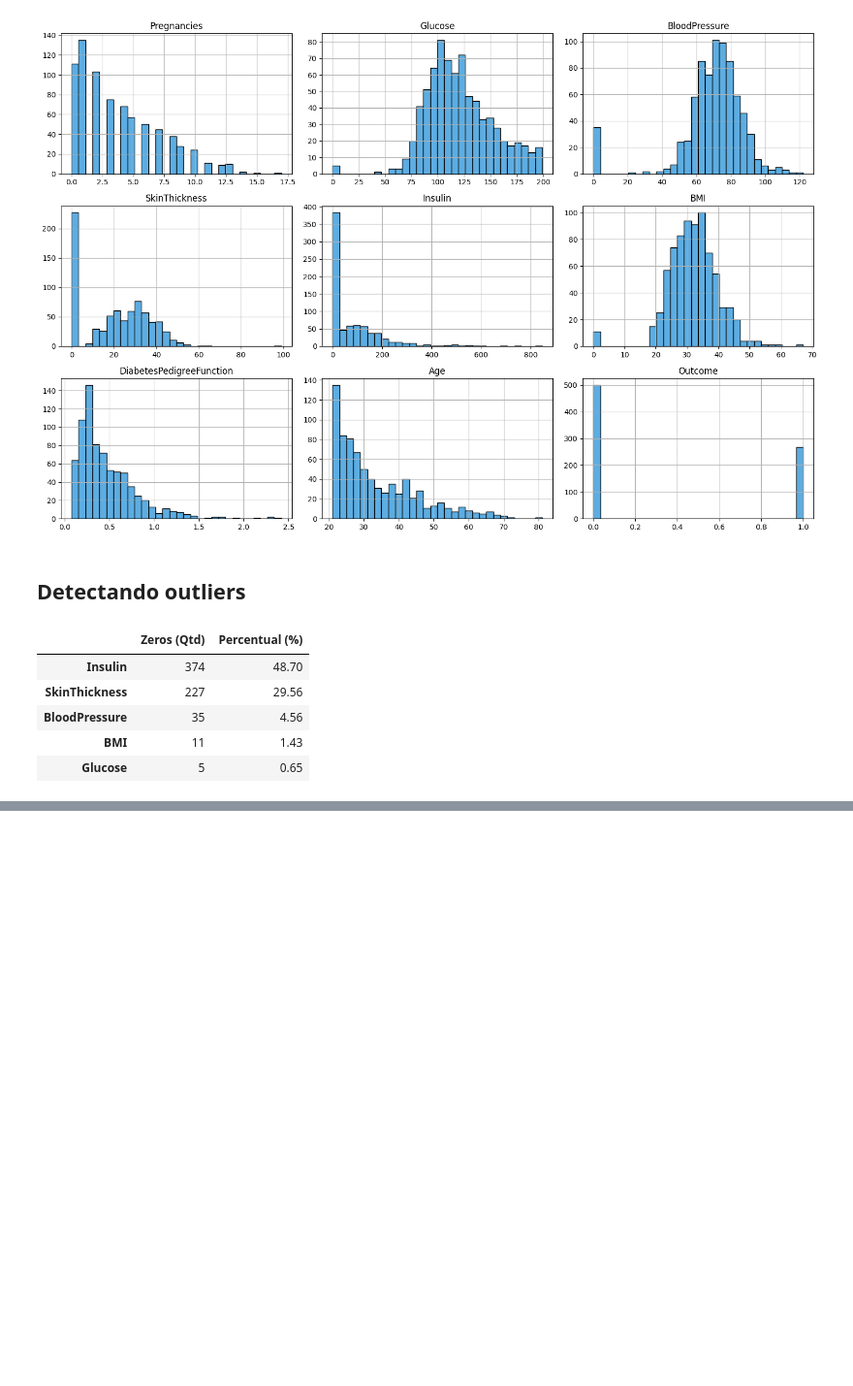
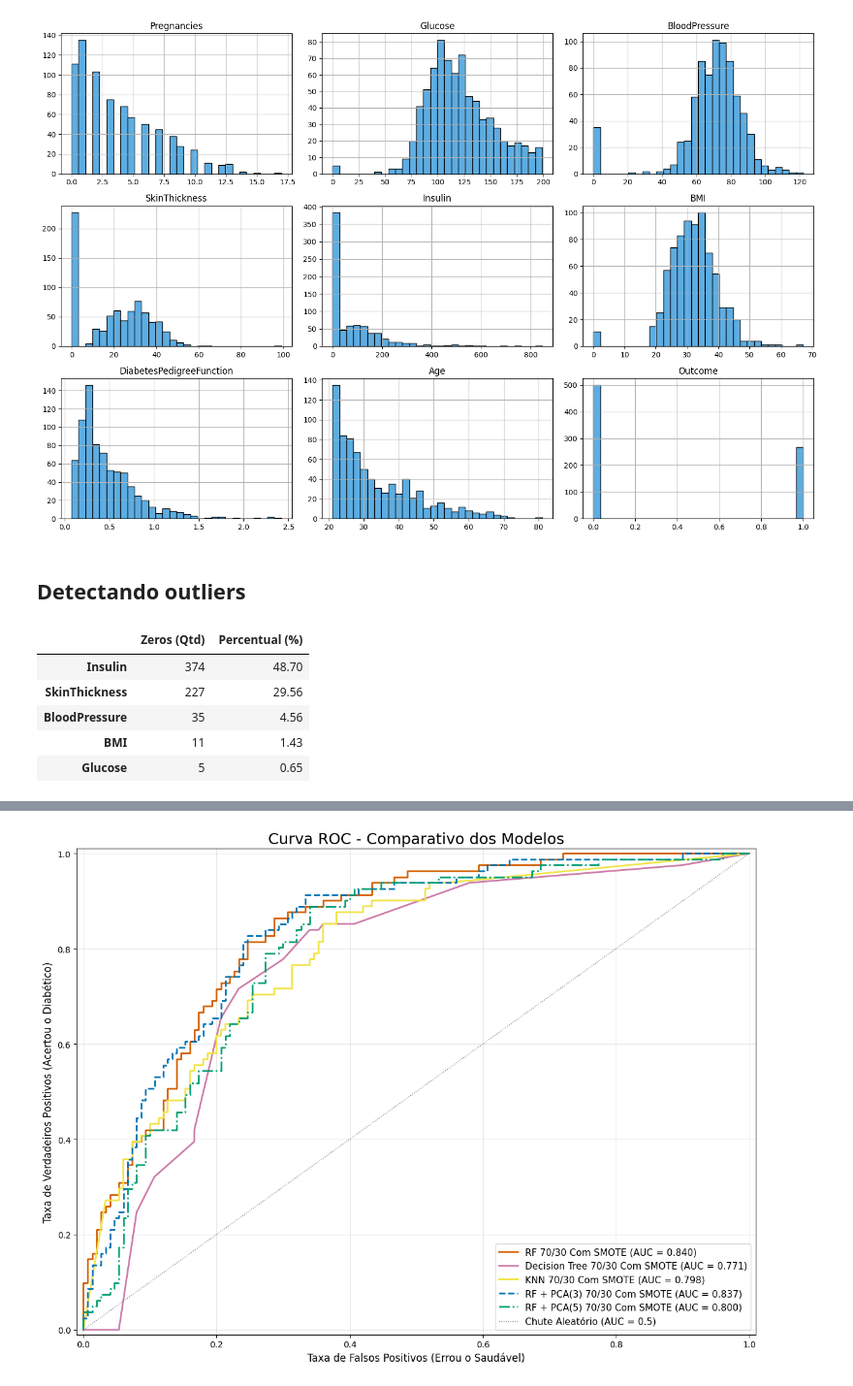
Before and after one commit to mvgv/techchallenge1, a Jupyter notebook: diabetes-eda/diabetes_eda.ipynb, the cells around one changed output, grey strips where cells are left out. Shown at 97% size. Drawn from its saved outputs; the diff is of its cells as text; code cells hidden in the pictures; blank space fills up the shorter version.

```diff
--- a/diabetes-eda/diabetes_eda.ipynb
+++ b/diabetes-eda/diabetes_eda.ipynb
@@ -377,17 +292,17 @@ weighted avg       0.76      0.73      0.74       231
 
 -------------------------------------------------------
 # %%
-from sklearn.neighbors import KNeighborsClassifier
-from sklearn.preprocessing import StandardScaler
-scaler = StandardScaler()
-# Treina o padronizador e já aplica na base de treino
-X_train_70_knn = scaler.fit_transform(X_train_70_smote)
-# Apenas aplica (sem treinar) na base de teste para evitar vazamento
-X_test_30_knn = scaler.transform(X_test_30)
-# Instanciando o KNN pedindo para olhar os 5 vizinhos mais próximos
+# ========================================================
+# KNN - 70/30 Com SMOTE (com padronização)
+# ========================================================
+scaler_knn = StandardScaler()
+X_train_70_knn = scaler_knn.fit_transform(X_train_70_smote)
+X_test_30_knn = scaler_knn.transform(X_test_30)
+
 knn_model = KNeighborsClassifier(n_neighbors=5, weights='distance')
 knn_model.fit(X_train_70_knn, y_train_70_smote)
 y_pred_knn = knn_model.predict(X_test_30_knn)
-print("🏘️ RELATÓRIO: KNN NORMALIZADO (70/30 Com SMOTE)")
+
+print("KNN NORMALIZADO (70/30 Com SMOTE)")
 print(classification_report(y_test_30, y_pred_knn))
 # %% [output]
@@ -402,0 +394,56 @@ weighted avg       0.74      0.73      0.73       231
+# %%
+# ========================================================
+# CURVA ROC - Comparativo dos 5 modelos
+# ========================================================
+
+# 1. Random Forest 70/30 Com SMOTE
+y_prob_smote = rf_70_30.predict_proba(X_test_30)[:, 1]
+fpr_smote, tpr_smote, _ = roc_curve(y_test_30, y_prob_smote)
+auc_smote = roc_auc_score(y_test_30, y_prob_smote)
+
+# 2. Decision Tree 70/30 Com SMOTE
+y_prob_dt = dt_model.predict_proba(X_test_30)[:, 1]
+fpr_dt, tpr_dt, _ = roc_curve(y_test_30, y_prob_dt)
+auc_dt = roc_auc_score(y_test_30, y_prob_dt)
+
+# 3. KNN 70/30 Com SMOTE (usa a base normalizada)
+y_prob_knn = knn_model.predict_proba(X_test_30_knn)[:, 1]
+fpr_knn, tpr_knn, _ = roc_curve(y_test_30, y_prob_knn)
+auc_knn = roc_auc_score(y_test_30, y_prob_knn)
+
+# 4. RF + PCA (3 componentes) 70/30 Com SMOTE
+y_prob_pca_3 = rf_pca_3.predict_proba(X_test_30_pca3)[:, 1]
+fpr_pca_3, tpr_pca_3, _ = roc_curve(y_test_30, y_prob_pca_3)
+auc_pca_3 = roc_auc_score(y_test_30, y_prob_pca_3)
+
+# 5. RF + PCA (5 componentes) 70/30 Com SMOTE
+y_prob_pca_5 = rf_pca_5.predict_proba(X_test_30_pca5)[:, 1]
+fpr_pca_5, tpr_pca_5, _ = roc_curve(y_test_30, y_prob_pca_5)
+auc_pca_5 = roc_auc_score(y_test_30, y_prob_pca_5)
+
+# Plot
+plt.figure(figsize=(12, 9))
+plt.plot(fpr_smote, tpr_smote, color='#D55E00', lw=2,
+         label=f'RF 70/30 Com SMOTE (AUC = {auc_smote:.3f})')
+plt.plot(fpr_dt, tpr_dt, color='#CC79A7', lw=2,
+         label=f'Decision Tree 70/30 Com SMOTE (AUC = {auc_dt:.3f})')
+plt.plot(fpr_knn, tpr_knn, color='#F0E442', lw=2,
+         label=f'KNN 70/30 Com SMOTE (AUC = {auc_knn:.3f})')
+plt.plot(fpr_pca_3, tpr_pca_3, color='#0072B2', lw=2, linestyle='--',
+         label=f'RF + PCA(3) 70/30 Com SMOTE (AUC = {auc_pca_3:.3f})')
+plt.plot(fpr_pca_5, tpr_pca_5, color='#009E73', lw=2, linestyle='-.',
+         label=f'RF + PCA(5) 70/30 Com SMOTE (AUC = {auc_pca_5:.3f})')
+plt.plot([0, 1], [0, 1], color='gray', lw=1, linestyle=':',
+         label='Chute Aleatório (AUC = 0.5)')
+
+plt.title('Curva ROC - Comparativo dos Modelos', fontsize=18)
+plt.xlabel('Taxa de Falsos Positivos (Errou o Saudável)', fontsize=12)
+plt.ylabel('Taxa de Verdadeiros Positivos (Acertou o Diabético)', fontsize=12)
+plt.xlim([-0.01, 1.01])
+plt.ylim([-0.01, 1.01])
+plt.legend(loc="lower right", fontsize=11)
+plt.grid(alpha=0.3)
+plt.tight_layout()
+plt.show()
+# %% [output]
+[figure, added]
```
Also changed, not shown: parts of 13 cells of this notebook, 1 other file.
